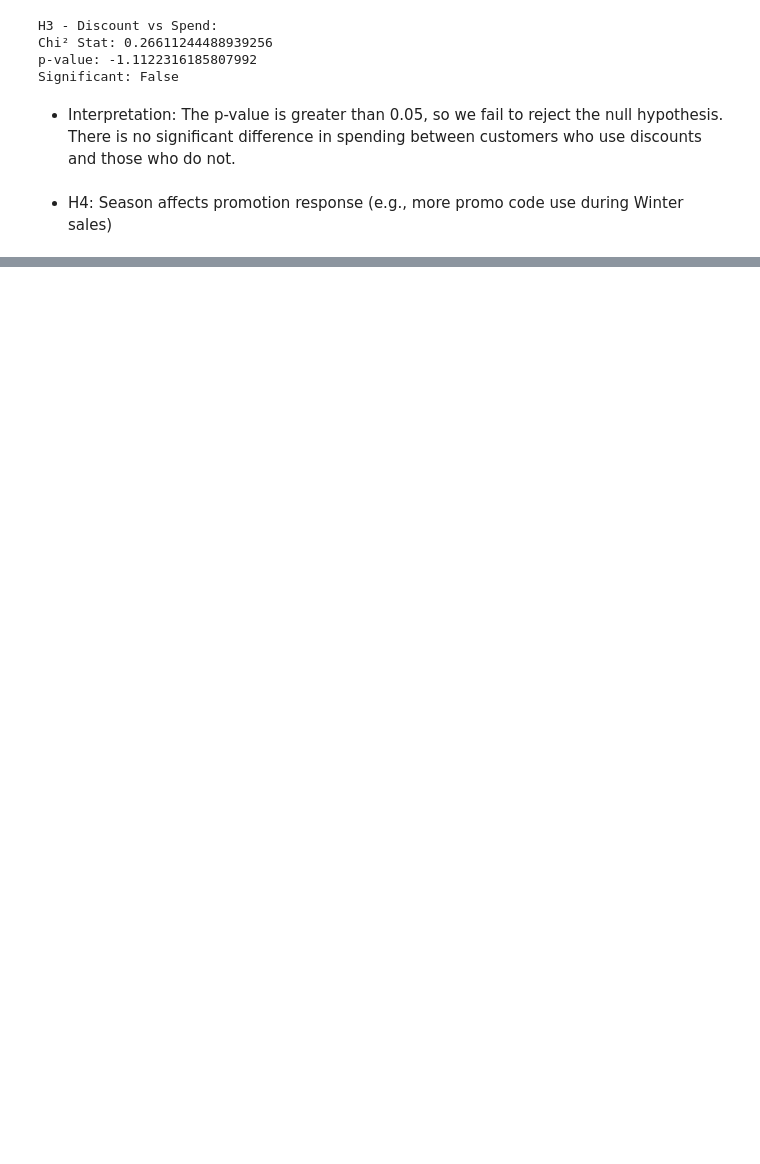
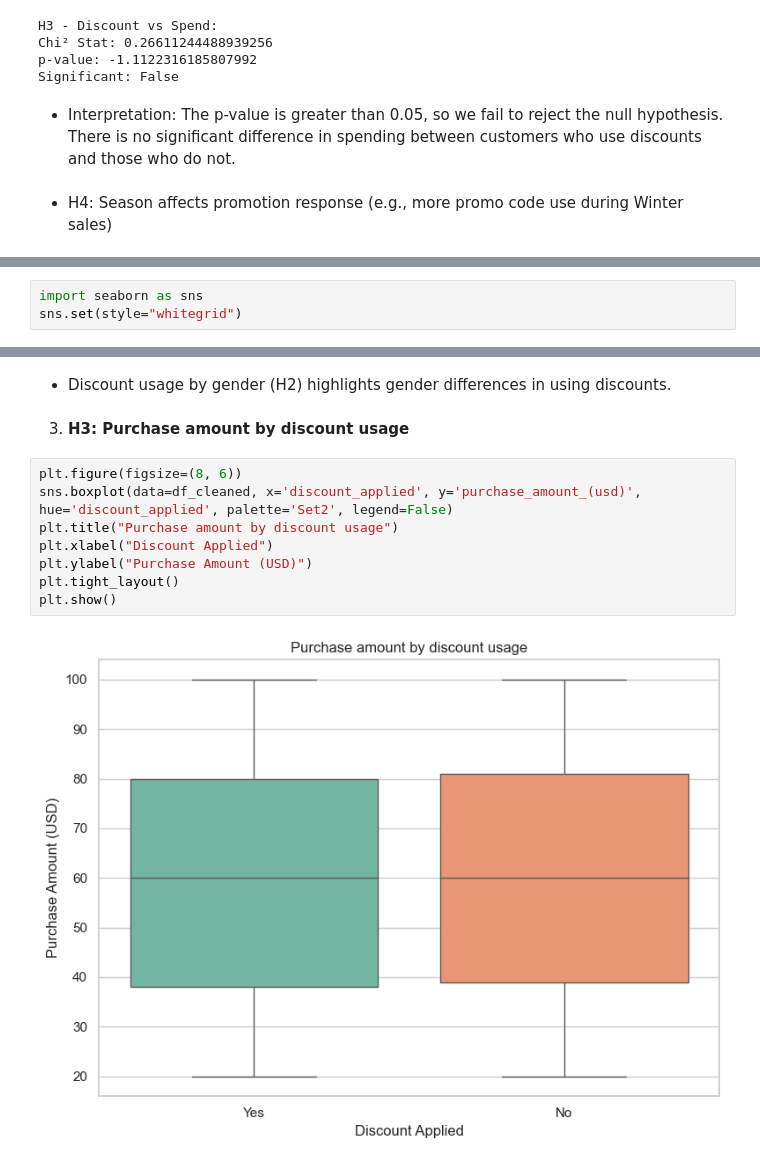
Before and after one commit to CeliaPires/Shopping-Trends, a Jupyter notebook: jupyter_notebooks/02_hypothesis_testing.ipynb, the cells around one changed output, grey strips where cells are left out. Saved outputs shown, nothing was run; the diff lists cells and outputs as text; blank space fills up the shorter version.

Commit message:
Add visualisation to hypothesis testing jupyter nb

```diff
--- a/jupyter_notebooks/02_hypothesis_testing.ipynb
+++ b/jupyter_notebooks/02_hypothesis_testing.ipynb
@@ -135,0 +152,3 @@ Significant: False
+# %%
+import seaborn as sns
+sns.set(style="whitegrid")
@@ -135,0 +221,14 @@ Significant: False
+# %% [markdown]
+* Discount usage by gender (H2) highlights gender differences in using discounts.
+# %% [markdown]
+3. **H3: Purchase amount by discount usage**
+# %%
+plt.figure(figsize=(8, 6))
+sns.boxplot(data=df_cleaned, x='discount_applied', y='purchase_amount_(usd)', hue='discount_applied', palette='Set2', legend=False)
+plt.title("Purchase amount by discount usage")
+plt.xlabel("Discount Applied")
+plt.ylabel("Purchase Amount (USD)")
+plt.tight_layout()
+plt.show()
+# %% [output]
+[figure, added]
```
Also changed, not shown: parts of 24 cells of this notebook, 1 other file.
